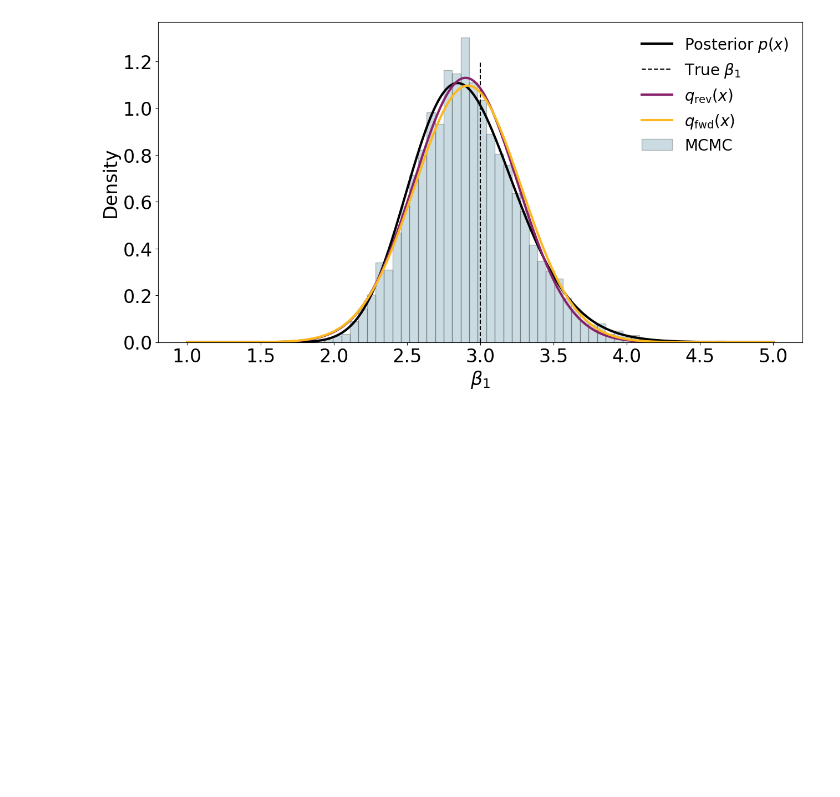
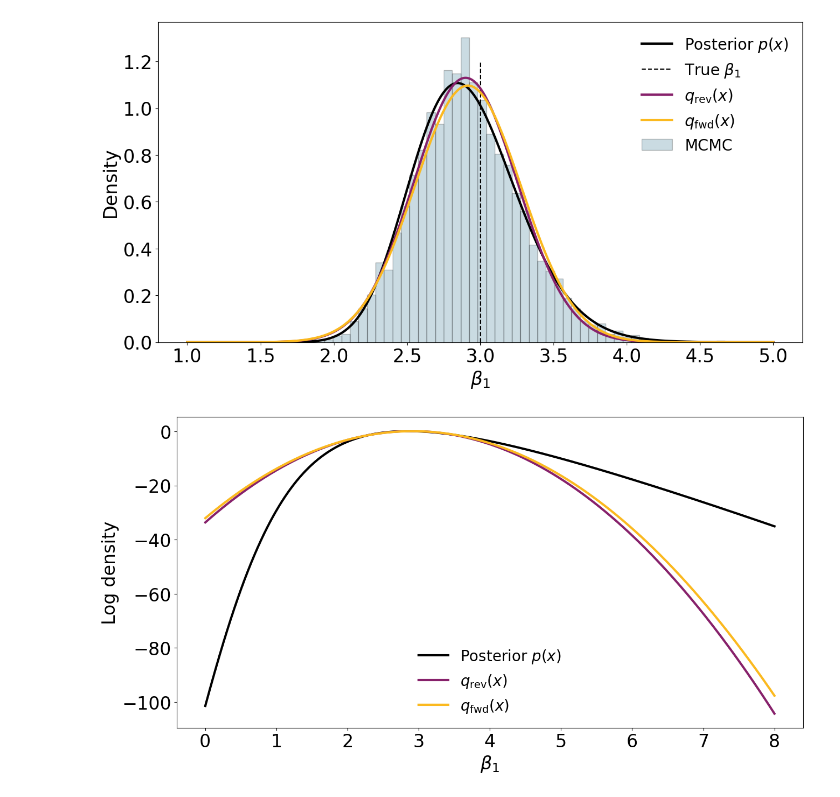
Before and after one commit to giankdiluvi/vi-ci-calibration, a Jupyter notebook: src/logistic_regression.ipynb, the cells around one changed output. Drawn from its saved outputs; the diff is of its cells as text; code cells hidden in the pictures; blank space fills up the shorter version.

Commit message:
plot log densities

```diff
--- a/src/logistic_regression.ipynb
+++ b/src/logistic_regression.ipynb
@@ -386,2 +386,16 @@ leg = plt.legend(fontsize='small',frameon=False)
 # %% [output]
 [figure]
+# %%
+lsx=np.linspace(0,8,10000)
+ltarget=lp(lsx)
+plt.plot(lsx,ltarget-np.log(Z),c="black", label=r'Posterior $p(x)$',lw=3)
+#plt.vlines(true_beta[1],0,1.2,color='black',ls='dashed',label=r'True $\beta_1$')
+plt.plot(lsx,rev_lq(lsx),c='#87216BFF', label=r'$q_{\mathrm{rev}}(x)$',lw=3)
+plt.plot(lsx,fwd_lq(lsx),c='#FBB91FFF', label=r'$q_{\mathrm{fwd}}(x)$',lw=3)
+#plt.hist(samples['beta1'], color='#2D718EFF',ec='black',alpha=0.25,label='MCMC',density=True,bins=50)
+plt.xlabel(r'$\beta_1$')
+plt.ylabel('Log density')
+leg = plt.legend(fontsize='small',frameon=False)
+#plt.savefig(figpath + 'logreg_logq.pdf', dpi=300, bbox_inches='tight')
+# %% [output]
+[figure, added]
```
Also changed, not shown: parts of 1 cell of this notebook.
